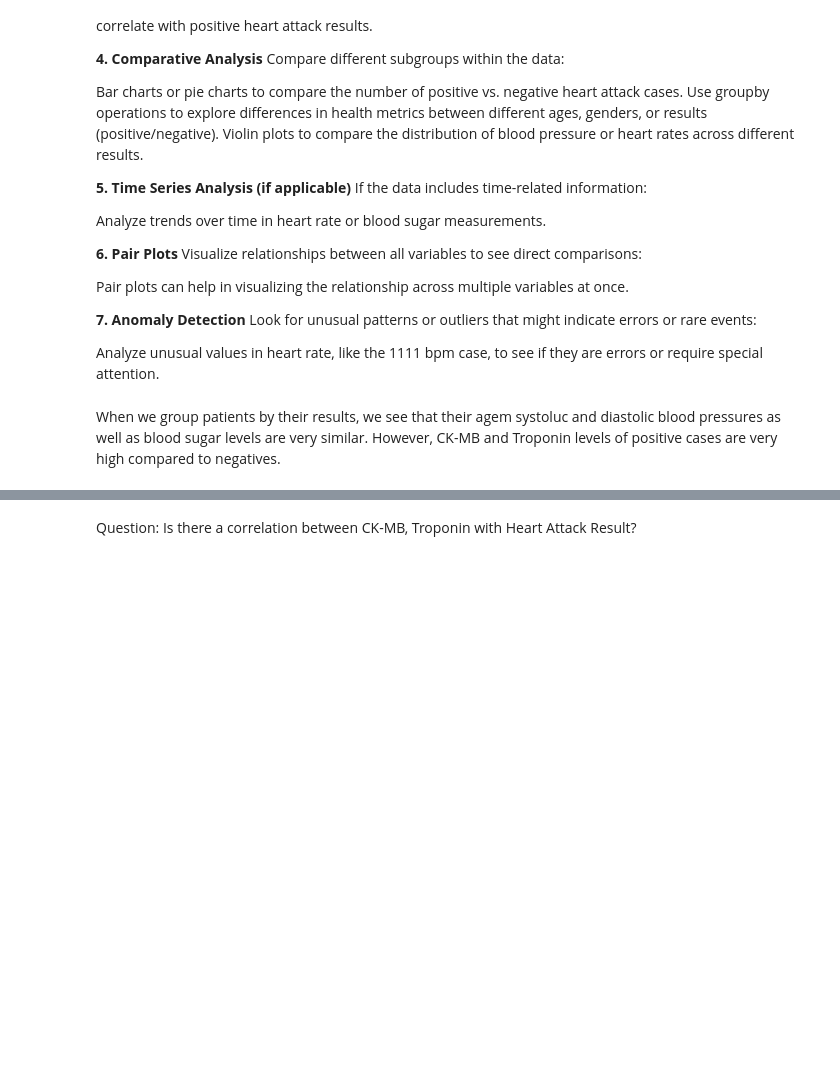
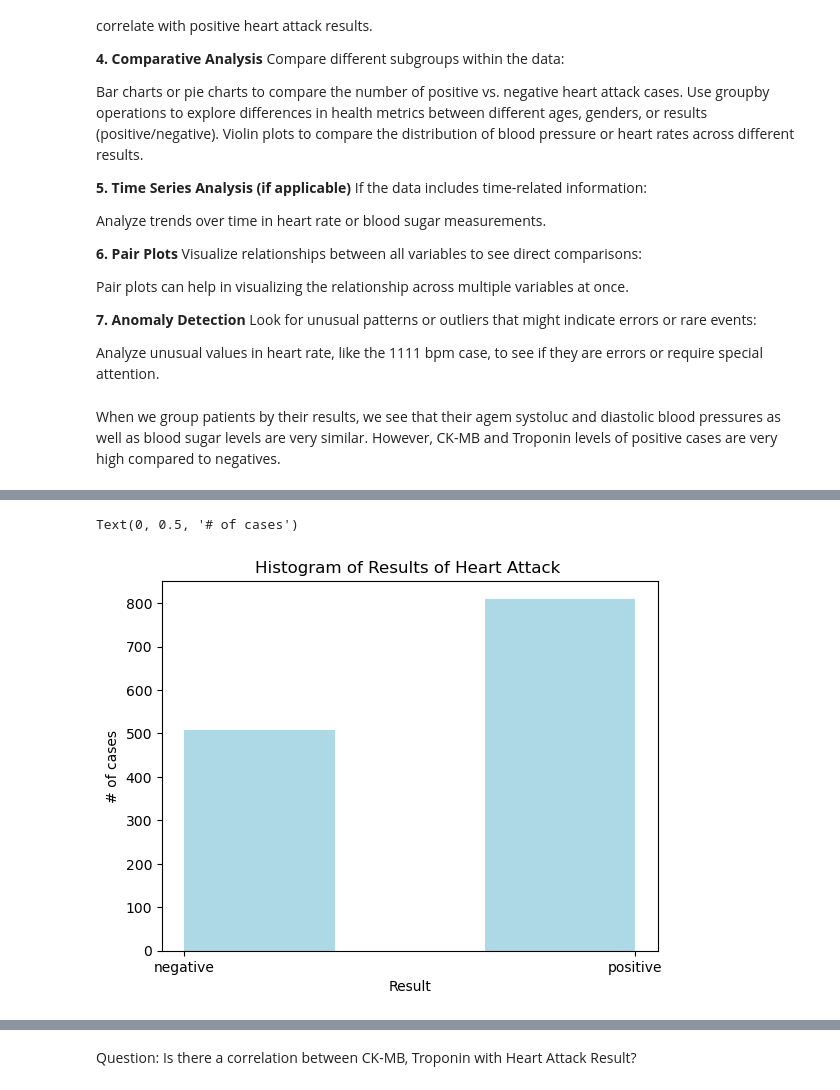
Before and after one commit to berkinKagan/DataVis, a Jupyter notebook: Miniproject_template (1).ipynb, the cells around one changed output, grey strips where cells are left out. Cells and saved outputs as stored; diff of their text form; code cells hidden in the pictures; blank space fills up the shorter version.

```diff
--- a/Miniproject_template (1).ipynb
+++ b/Miniproject_template (1).ipynb
@@ -260,3 +277,14 @@ data.groupby('Result').mean()
 | Result |  |  |  |  |  |  |  | ... |
 | negative | 52.100196 | 0.603143 | 77.886051 | 127.856582 | 72.440079 | 149.757760 | 2.555344 | ... |
 | positive | 58.765432 | 0.695062 | 78.619753 | 126.739506 | 72.161728 | 144.671605 | 23.266838 | ... |
+# %%
+#1. To see how many cases had a heart attack and how many didn't
+
+plt.hist(data.Result, bins=3, color='lightblue')
+plt.title('Histogram of Results of Heart Attack ')
+
+plt.xlabel('Result')
+plt.ylabel('# of cases')
+# %% [output]
+Text(0, 0.5, '# of cases')
+[figure, added]
```
Also changed, not shown: parts of 8 cells of this notebook.
